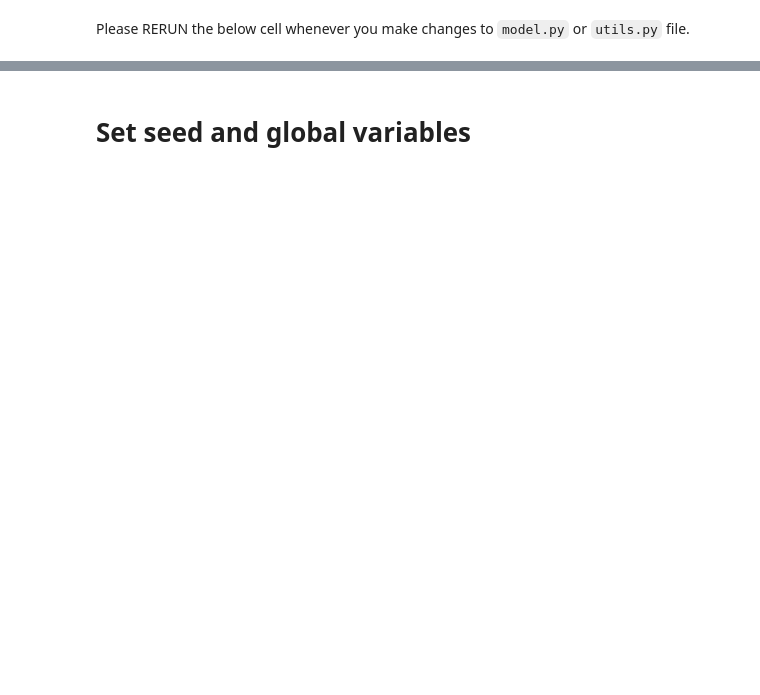
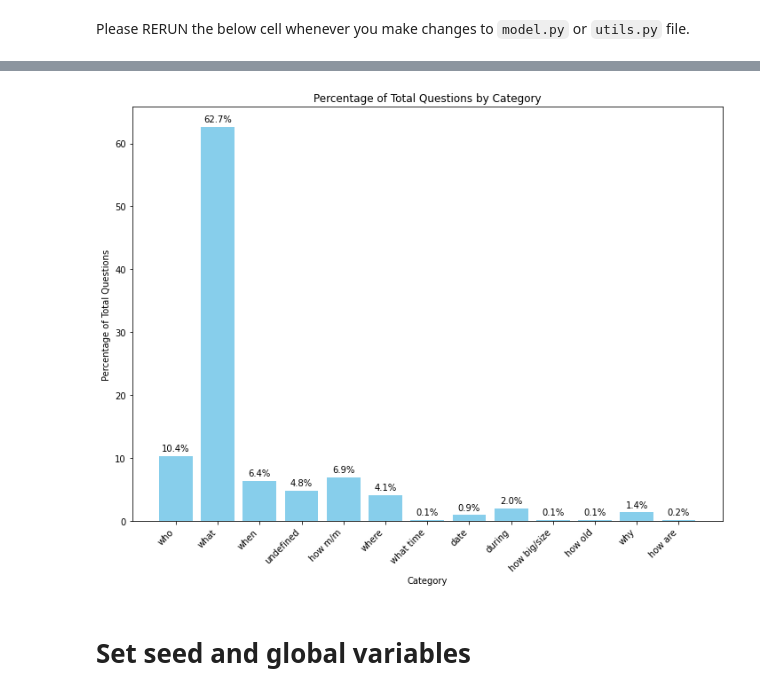
Before and after one commit to ama-chi/Group_13_CS4248, a Jupyter notebook: src/base_model.ipynb, the cells around one changed output, grey strips where cells are left out. Drawn from its saved outputs; the diff is of its cells as text; code cells hidden in the pictures; blank space fills up the shorter version.

Commit message:
Add naive question classification
attempted to implement evaluation pipeline

```diff
--- a/src/base_model.ipynb
+++ b/src/base_model.ipynb
@@ -54,3 +132,31 @@ import utils
+# %%
+categories = ['who', 'what', 'when', 'undefined', 'how m/m', 'where', 'what time', 'date', 'during', 'how big/size', 'how old', 'why', 'how are']
+questions = [9068, 54882, 5599, 4179, 6035, 3601, 129, 800, 1708, 104, 111, 1183, 182]
+
+# Calculate total number of questions
+total_questions = sum(questions)
+
+# Calculate percentages for each category
+percentages = [(q / total_questions) * 100 for q in questions]
+
+# Now we plot the percentages on the bar chart using Matplotlib
+import matplotlib.pyplot as plt
+
+plt.figure(figsize=(10,8))
+plt.bar(categories, percentages, color='skyblue')
+
+# Adding the percentage values on top of the bars
+for i, (category, percentage) in enumerate(zip(categories, percentages)):
+    plt.text(i, percentage + 0.5, f'{percentage:.1f}%', ha='center', va='bottom')
+
+plt.xlabel('Category')
+plt.ylabel('Percentage of Total Questions')
+plt.title('Percentage of Total Questions by Category')
+plt.xticks(rotation=45, ha='right')
+plt.tight_layout()
+plt.show()
+# %% [output]
+[figure, added]
 # %% [markdown]
 # Set seed and global variables
 # %%
```
Also changed, not shown: parts of 7 cells of this notebook, 2 other files.
